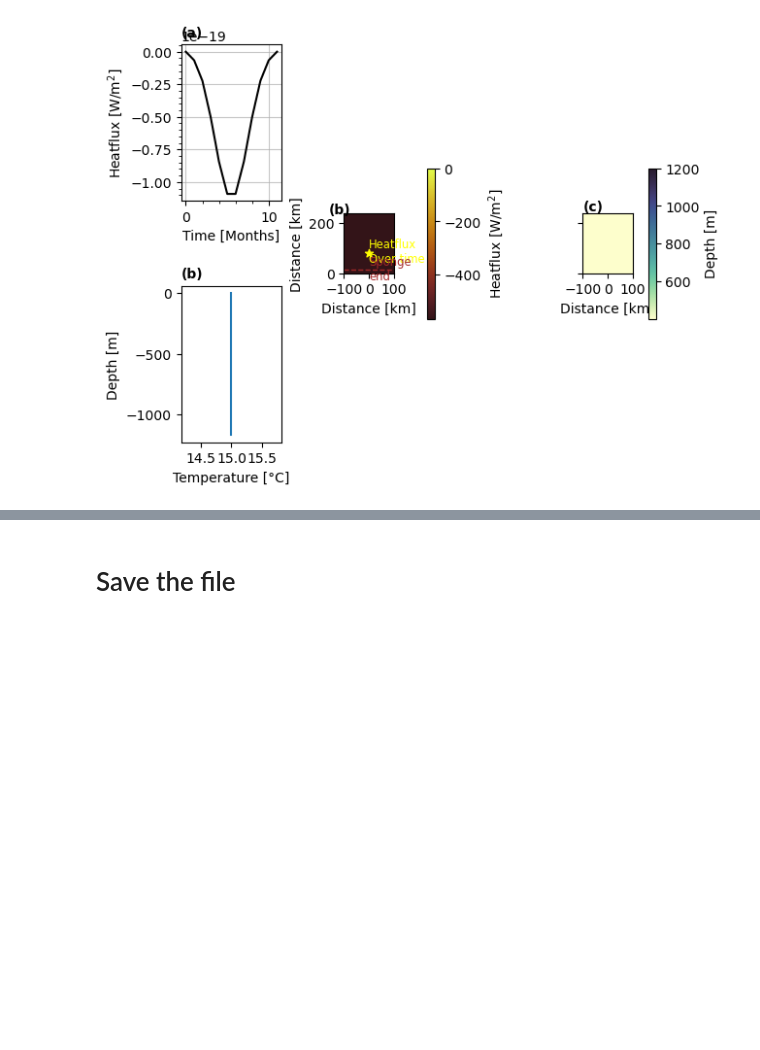
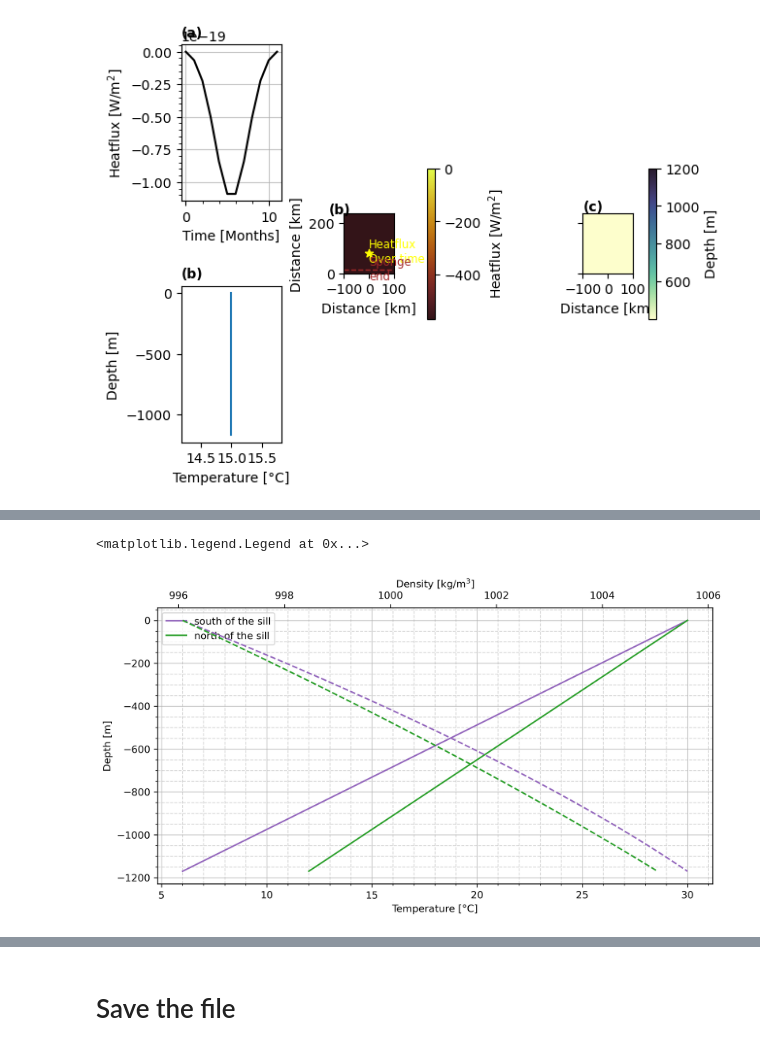
Before and after one commit to kaftkatt/IntercambioNGC, a Jupyter notebook: Scripts/GenerateData.ipynb, the cells around one changed output, grey strips where cells are left out. Drawn from its saved outputs; the diff is of its cells as text; code cells hidden in the pictures; blank space fills up the shorter version.

```diff
--- a/Scripts/GenerateData.ipynb
+++ b/Scripts/GenerateData.ipynb
@@ -409,3 +382,30 @@ int(0.75*ny)
+# %%
+tAlpha=2e-4
+sBeta=0
+dens1=gsw.density.rho(salBo[0,:,0], temp[0,1,:], z)
+dens2=gsw.density.rho(salBo[0,:,0], temp[0,-1,:], z)
+# %%
+fig,ax=plt.subplots()
+
+
+ax.plot(temp[0,1,:],-z,color='tab:purple',label='south of the sill')
+ax.plot(temp[0,-1,:],-z,color='tab:green',label='north of the sill')
+
+ax1=ax.twiny()
+
+ax1.plot(dens1,-z,color='tab:purple',linestyle='dashed')
+ax1.plot(dens2,-z,color='tab:green',linestyle='dashed')
+
+ax.set(xlabel='Temperature [°C]', ylabel='Depth [m]')
+ax1.set(xlabel='Density [kg/m$^3$]')
+ax.minorticks_on()
+
+ax.grid(which='minor',linestyle='--', alpha=0.5)
+ax.grid(which='major',alpha=0.7)
+ax.legend()
+# %% [output]
+<matplotlib.legend.Legend at 0x...>
+[figure, added]
 # %%
 params = {'font.size': 10,
           'figure.figsize': (8, 6),
```
Also changed, not shown: parts of 14 cells of this notebook, 5 other files.
